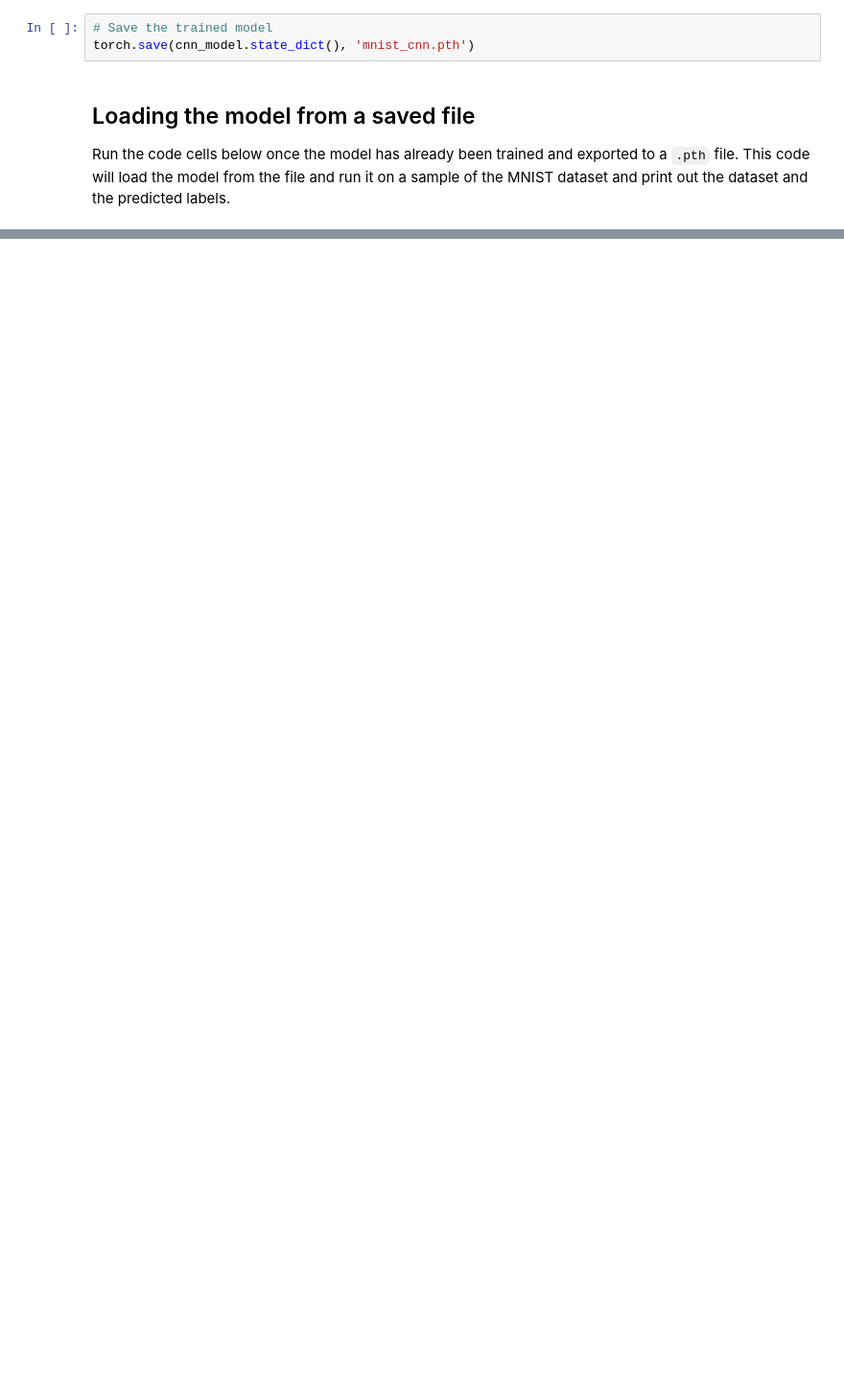
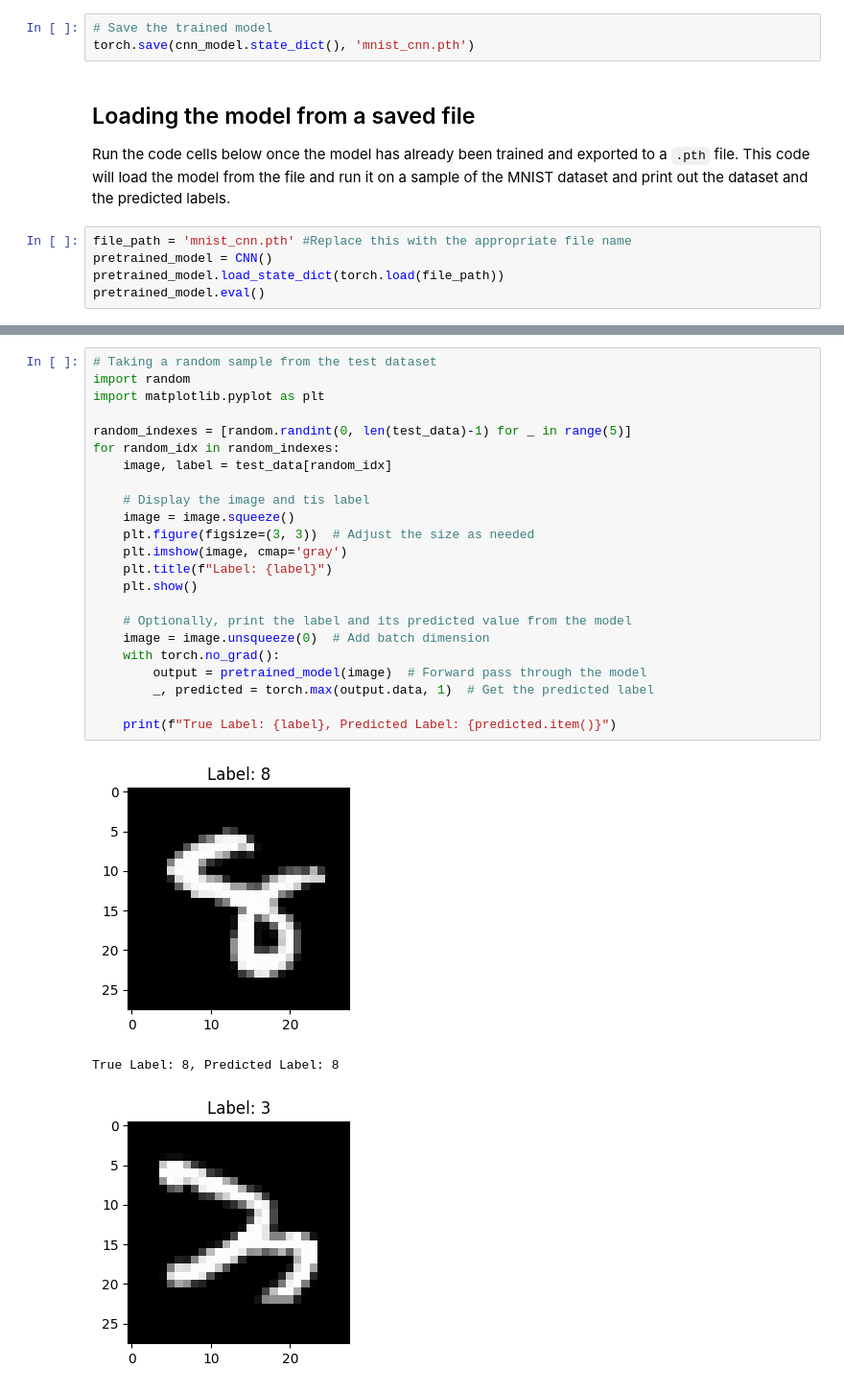
Before and after one commit to bassiarmaan/ENGR-1ML-FINAL, a Jupyter notebook: image_classifier.ipynb, the cells around one changed output, grey strips where cells are left out. Shown at 96% size. Cells and saved outputs as stored; diff of their text form; blank space fills up the shorter version.

```diff
--- a/image_classifier.ipynb
+++ b/image_classifier.ipynb
@@ -123,3 +121,8 @@ torch.save(cnn_model.state_dict(), 'mnist_cnn.pth')
 
 Run the code cells below once the model has already been trained and exported to a `.pth` file.
 This code will load the model from the file and run it on a sample of the MNIST dataset and print out the dataset and the predicted labels.
+# %%
+file_path = 'mnist_cnn.pth' #Replace this with the appropriate file name
+pretrained_model = CNN()
+pretrained_model.load_state_dict(torch.load(file_path))
+pretrained_model.eval()
@@ -125,0 +136,27 @@ This code will load the model from the file and run it on a sample of the MNIST
+# %%
+# Taking a random sample from the test dataset
+import random
+import matplotlib.pyplot as plt
+
+random_indexes = [random.randint(0, len(test_data)-1) for _ in range(5)]
+for random_idx in random_indexes:
+    image, label = test_data[random_idx]
+
+    # Display the image and tis label
+    image = image.squeeze()
+    plt.figure(figsize=(3, 3))  # Adjust the size as needed
+    plt.imshow(image, cmap='gray')
+    plt.title(f"Label: {label}")
+    plt.show()
+
+    # Optionally, print the label and its predicted value from the model
+    image = image.unsqueeze(0)  # Add batch dimension
+    with torch.no_grad():
+        output = pretrained_model(image)  # Forward pass through the model
+        _, predicted = torch.max(output.data, 1)  # Get the predicted label
+
+    print(f"True Label: {label}, Predicted Label: {predicted.item()}")
+# %% [output]
+[figure, added]
+True Label: 8, Predicted Label: 8
+[figure, added]
```
Also changed, not shown: parts of 6 cells of this notebook, 2 other files.
